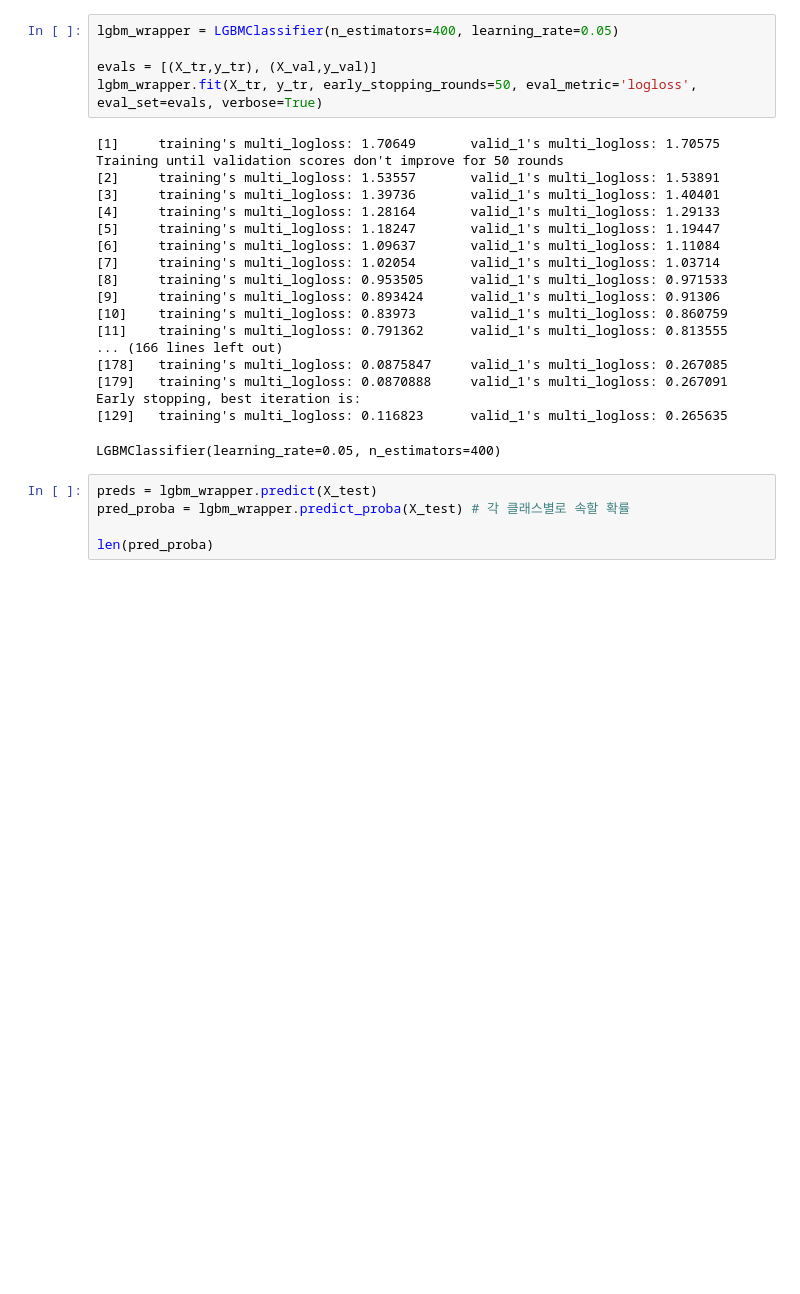
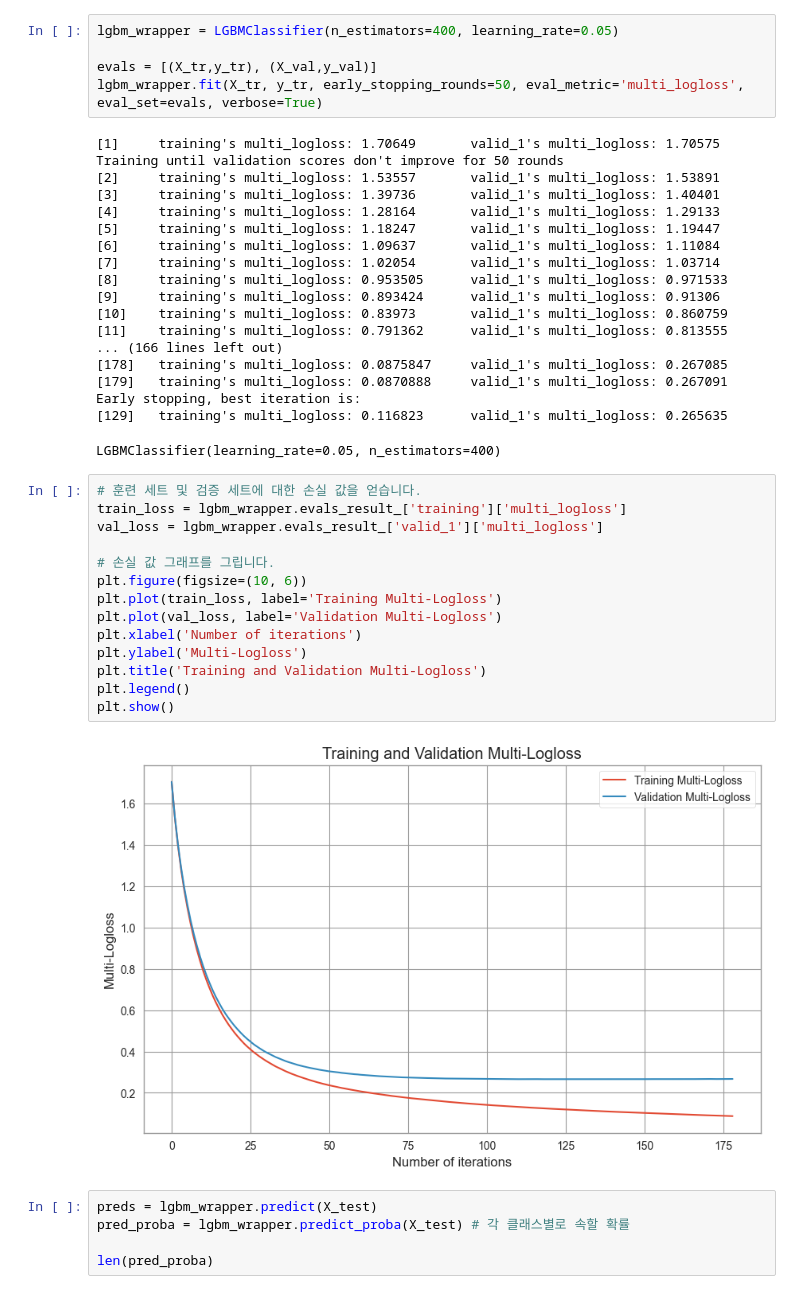
Before and after one commit to jonggu12/OBESITY_RISK, a Jupyter notebook: code/02_3. light_gbm.ipynb, the cells around one changed output. Cells and saved outputs as stored; diff of their text form; blank space fills up the shorter version.

```diff
--- a/code/02_3. light_gbm.ipynb
+++ b/code/02_3. light_gbm.ipynb
@@ -364,7 +364,7 @@ from lightgbm import LGBMClassifier
 lgbm_wrapper = LGBMClassifier(n_estimators=400, learning_rate=0.05)
 
 evals = [(X_tr,y_tr), (X_val,y_val)]
-lgbm_wrapper.fit(X_tr, y_tr, early_stopping_rounds=50, eval_metric='logloss', eval_set=evals, verbose=True)
+lgbm_wrapper.fit(X_tr, y_tr, early_stopping_rounds=50, eval_metric='multi_logloss', eval_set=evals, verbose=True)
 # %% [output]
 [1]     training's multi_logloss: 1.70649       valid_1's multi_logloss: 1.70575
 Training until validation scores don't improve for 50 rounds
@@ -384,6 +384,22 @@ Training until validation scores don't improve for 50 rounds
 Early stopping, best iteration is:
 [129]   training's multi_logloss: 0.116823      valid_1's multi_logloss: 0.265635
 LGBMClassifier(learning_rate=0.05, n_estimators=400)
+# %%
+# 훈련 세트 및 검증 세트에 대한 손실 값을 얻습니다.
+train_loss = lgbm_wrapper.evals_result_['training']['multi_logloss']
+val_loss = lgbm_wrapper.evals_result_['valid_1']['multi_logloss']
+
+# 손실 값 그래프를 그립니다.
+plt.figure(figsize=(10, 6))
+plt.plot(train_loss, label='Training Multi-Logloss')
+plt.plot(val_loss, label='Validation Multi-Logloss')
+plt.xlabel('Number of iterations')
+plt.ylabel('Multi-Logloss')
+plt.title('Training and Validation Multi-Logloss')
+plt.legend()
+plt.show()
+# %% [output]
+[figure, added]
 # %%
 preds = lgbm_wrapper.predict(X_test)
 pred_proba = lgbm_wrapper.predict_proba(X_test) # 각 클래스별로 속할 확률
```
Also changed, not shown: 1 other file.
